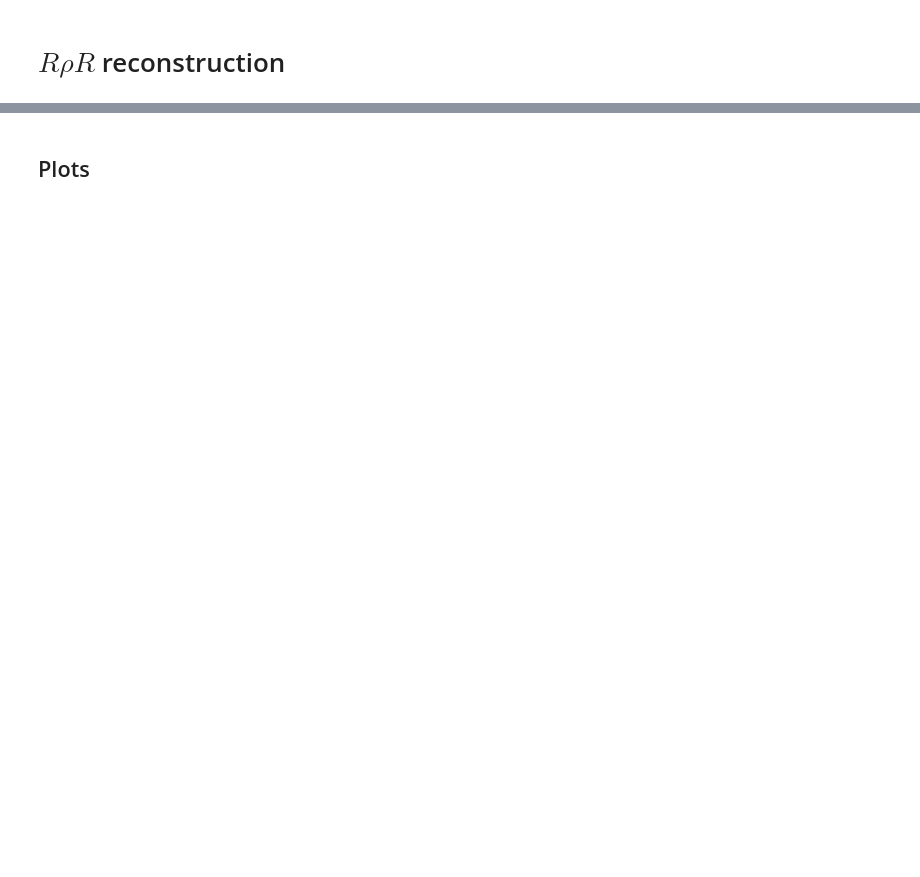
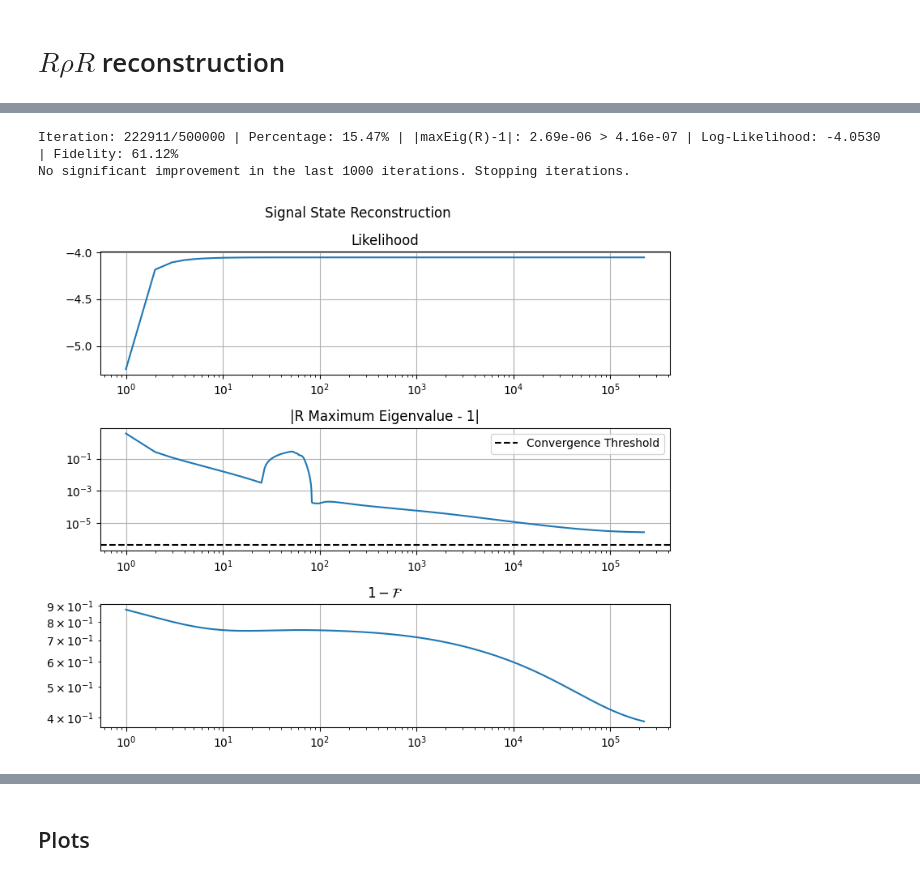
Before and after one commit to dlabranc/StateTomography, a Jupyter notebook: Notebooks/ReconstructionData.ipynb, the cells around one changed output, grey strips where cells are left out. Drawn from its saved outputs; the diff is of its cells as text; code cells hidden in the pictures; blank space fills up the shorter version.

```diff
--- a/Notebooks/ReconstructionData.ipynb
+++ b/Notebooks/ReconstructionData.ipynb
@@ -203,23 +217,33 @@ KeyboardInterrupt:
 # %%
-tol = 1e-2
-
+tol = 1e-3
+dil = None
 
 counts, alphas = prepare_histograms(np.squeeze(S_pi), nbins)
-povm_list = [displaced_thermal_povm(alpha, N0, d) for alpha in alphas]
-sig_pi_rec_RrhoR, sig_pi_lik_RrhoR, sig_pi_eig_RrhoR = rhorho_reconstruction(povm_list, counts.flatten(), max_iter=50000, useG=True, dilution=None, tol=tol, improvement_tol=1e-10, patience=1000, track_likelihood=True)
-fig, ax = plt.subplots(2, 1, figsize=(8, 7))
+povm_list = [displaced_thermal_povm(-alpha.conj(), N0, d) for alpha in alphas]
+sig_pi_rec_RrhoR, sig_pi_lik_RrhoR, sig_pi_eig_RrhoR, sig_pi_fid_RrhoR = rhorho_reconstruction(povm_list, counts.flatten(), max_iter=500000, useG=True, dilution=dil, tol=tol, improvement_tol=1e-12, patience=1000, track_likelihood=True, rho_exact=qt.fock_dm(d,1).full())
+fig, ax = plt.subplots(3, 1, figsize=(8, 7))
 fig.suptitle('Signal State Reconstruction')
 ax[0].plot(np.arange(1, len(sig_pi_lik_RrhoR)+1), sig_pi_lik_RrhoR)
 ax[0].set_title('Likelihood')
 ax[0].set_xscale('log')
 ax[0].grid()
 
 ax[1].plot(np.arange(1, len(sig_pi_eig_RrhoR)+1), np.abs(sig_pi_eig_RrhoR)-1)
 ax[1].axhline(tol*np.sqrt((len(povm_list)**2 - 1) / 2) / np.sum(counts), color='black', linestyle='--', label='Convergence Threshold')
 ax[1].set_title('|R Maximum Eigenvalue - 1|')
 ax[1].set_xscale('log')
 ax[1].set_yscale('log')
 ax[1].grid()
 ax[1].legend()
+
+ax[2].plot(np.arange(1, len(sig_pi_fid_RrhoR)+1), np.abs(np.array(sig_pi_fid_RrhoR)-1))
+ax[2].set_title('$1 - \\mathcal{F}$')
+ax[2].set_xscale('log')
+ax[2].set_yscale('log')
+ax[2].grid()
 fig.tight_layout()
+# %% [output]
+Iteration: 222911/500000 | Percentage: 15.47% | |maxEig(R)-1|: 2.69e-06 > 4.16e-07 | Log-Likelihood: -4.0530 | Fidelity: 61.12%
+No significant improvement in the last 1000 iterations. Stopping iterations.
+[figure, added]
 # %%
```
Also changed, not shown: parts of 14 cells of this notebook, 3 other files.
